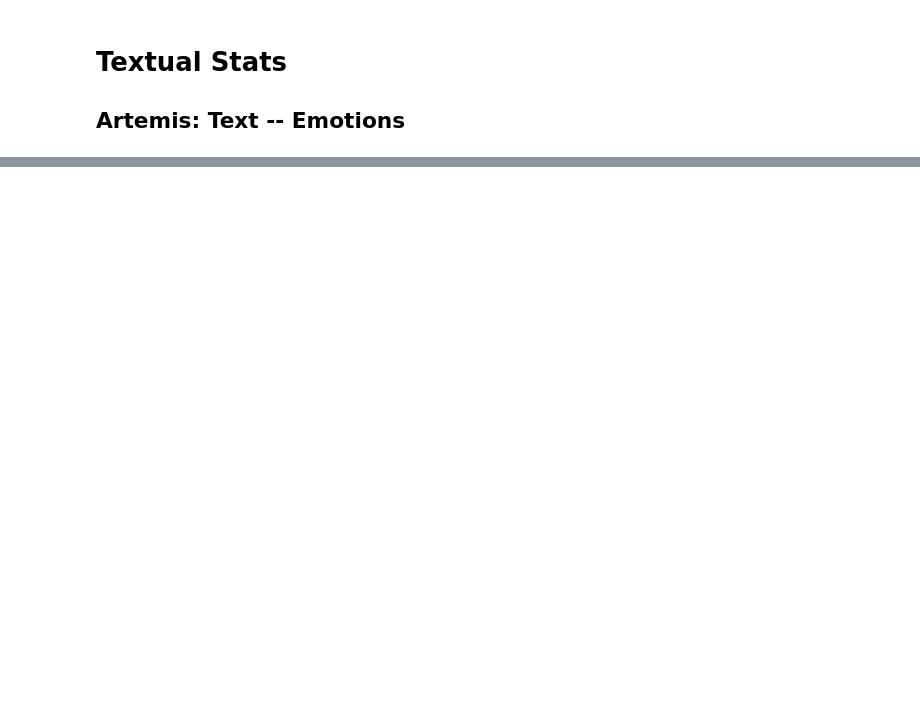
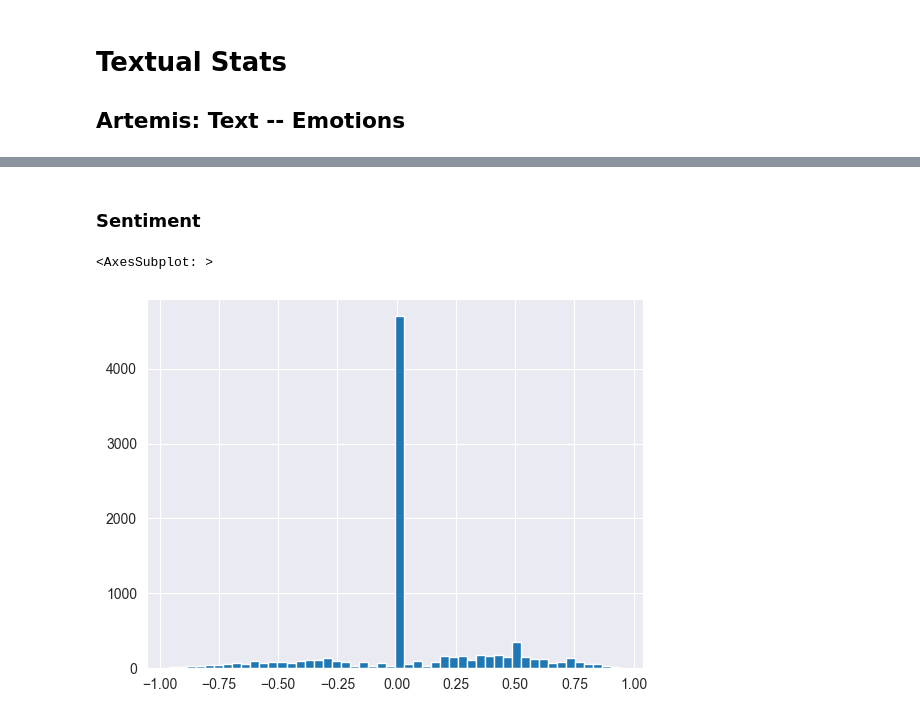
Before and after one commit to ricardokleinklein/EmotionalArt, a Jupyter notebook: Textual_stats.ipynb, the cells around one changed output, grey strips where cells are left out. Drawn from its saved outputs; the diff is of its cells as text; code cells hidden in the pictures; blank space fills up the shorter version.

```diff
--- a/Textual_stats.ipynb
+++ b/Textual_stats.ipynb
@@ -124,0 +277,4 @@ word_freq
+# %%
+artpedia_root = pathlib.Path('/mnt/HDD/DATA/Artpedia/artpedia.json')
+artpedia = pandas.read_json(artpedia_root, orient='index')
+artpedia
@@ -124,0 +295,11 @@ word_freq
+# %% [markdown]
+### Sentiment
+# %%
+content_text = [s for sent in artpedia['visual_sentences'] for s in sent]
+
+vader = VaderAnalysis()
+sentiment = vader(content_text)
+sentiment['compound'].hist(bins=50)
+# %% [output]
+<AxesSubplot: >
+[figure, added]
```
Also changed, not shown: parts of 19 cells of this notebook, 3 other files.
